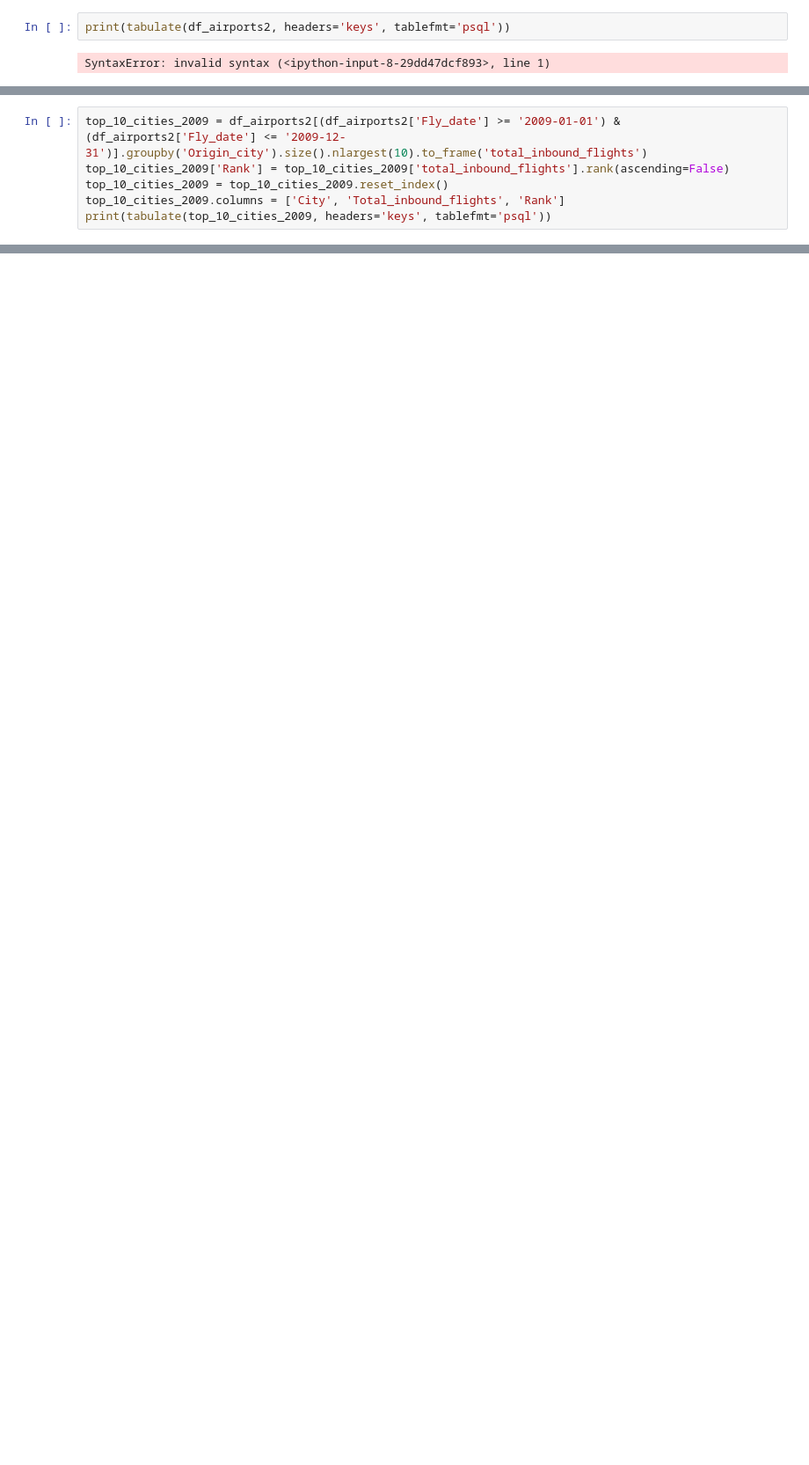
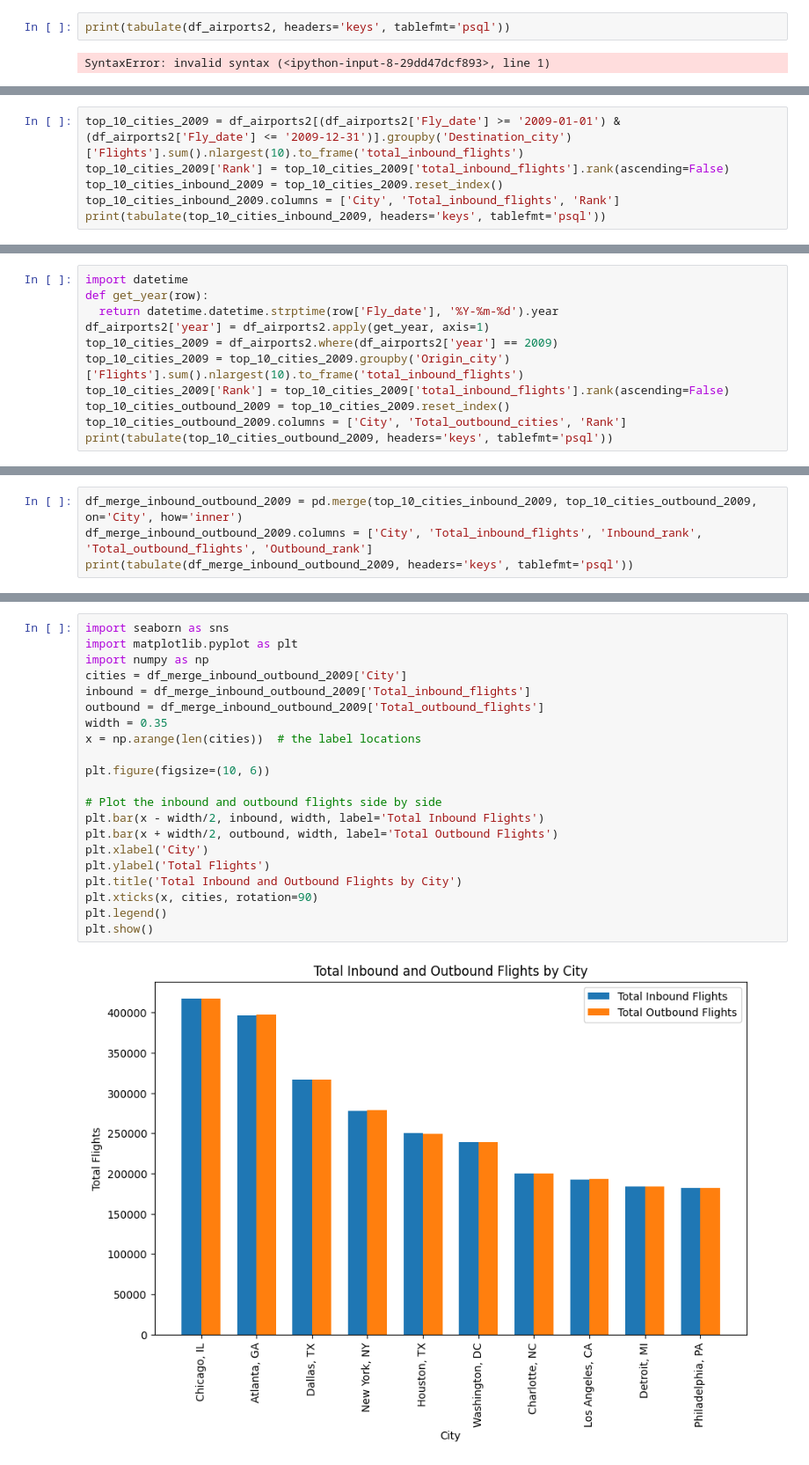
Before and after one commit to sivasamy1/data_analytics, a Jupyter notebook: airport_airlines_miniproject_4.ipynb, the cells around one changed output, grey strips where cells are left out. Shown: that part at 88% size. Drawn from its saved outputs; the diff is of its cells as text; blank space fills up the shorter version.

```diff
--- a/airport_airlines_miniproject_4.ipynb
+++ b/airport_airlines_miniproject_4.ipynb
@@ -182,11 +171,11 @@ SyntaxError: invalid syntax (<ipython-input-8-29dd47dcf893>, line 1)
 ### **Output:**
 ### **city,total_inbound_flights,rank**
 # %%
-top_10_cities_2009 = df_airports2[(df_airports2['Fly_date'] >= '2009-01-01') & (df_airports2['Fly_date'] <= '2009-12-31')].groupby('Origin_city').size().nlargest(10).to_frame('total_inbound_flights')
+top_10_cities_2009 = df_airports2[(df_airports2['Fly_date'] >= '2009-01-01') & (df_airports2['Fly_date'] <= '2009-12-31')].groupby('Destination_city')['Flights'].sum().nlargest(10).to_frame('total_inbound_flights')
 top_10_cities_2009['Rank'] = top_10_cities_2009['total_inbound_flights'].rank(ascending=False)
-top_10_cities_2009 = top_10_cities_2009.reset_index()
-top_10_cities_2009.columns = ['City', 'Total_inbound_flights', 'Rank']
-print(tabulate(top_10_cities_2009, headers='keys', tablefmt='psql'))
+top_10_cities_inbound_2009 = top_10_cities_2009.reset_index()
+top_10_cities_inbound_2009.columns = ['City', 'Total_inbound_flights', 'Rank']
+print(tabulate(top_10_cities_inbound_2009, headers='keys', tablefmt='psql'))
 # %% [output]
 +----+------------------+-------------------------+--------+
 |    | City             |   Total_inbound_flights |   Rank |
@@ -207,2 +196,13 @@ print(tabulate(top_10_cities_2009, headers='keys', tablefmt='psql'))
 ### **Output:**
 ### **city,total_inbound_flights,rank**
+# %%
+import datetime
+def get_year(row):
+  return datetime.datetime.strptime(row['Fly_date'], '%Y-%m-%d').year
+df_airports2['year'] = df_airports2.apply(get_year, axis=1)
+top_10_cities_2009 = df_airports2.where(df_airports2['year'] == 2009)
+top_10_cities_2009 = top_10_cities_2009.groupby('Origin_city')['Flights'].sum().nlargest(10).to_frame('total_inbound_flights')
+top_10_cities_2009['Rank'] = top_10_cities_2009['total_inbound_flights'].rank(ascending=False)
+top_10_cities_outbound_2009 = top_10_cities_2009.reset_index()
+top_10_cities_outbound_2009.columns = ['City', 'Total_outbound_cities', 'Rank']
+print(tabulate(top_10_cities_outbound_2009, headers='keys', tablefmt='psql'))
@@ -280,0 +309,4 @@ print(tabulate(top_10_cities_99to09, headers='keys', tablefmt='psql'))
+# %%
+df_merge_inbound_outbound_2009 = pd.merge(top_10_cities_inbound_2009, top_10_cities_outbound_2009, on='City', how='inner')
+df_merge_inbound_outbound_2009.columns = ['City', 'Total_inbound_flights', 'Inbound_rank', 'Total_outbound_flights', 'Outbound_rank']
+print(tabulate(df_merge_inbound_outbound_2009, headers='keys', tablefmt='psql'))
@@ -280,0 +334,23 @@ print(tabulate(top_10_cities_99to09, headers='keys', tablefmt='psql'))
+# %%
+import seaborn as sns
+import matplotlib.pyplot as plt
+import numpy as np
+cities = df_merge_inbound_outbound_2009['City']
+inbound = df_merge_inbound_outbound_2009['Total_inbound_flights']
+outbound = df_merge_inbound_outbound_2009['Total_outbound_flights']
+width = 0.35
+x = np.arange(len(cities))  # the label locations
+
+plt.figure(figsize=(10, 6))
+
+# Plot the inbound and outbound flights side by side
+plt.bar(x - width/2, inbound, width, label='Total Inbound Flights')
+plt.bar(x + width/2, outbound, width, label='Total Outbound Flights')
+plt.xlabel('City')
+plt.ylabel('Total Flights')
+plt.title('Total Inbound and Outbound Flights by City')
+plt.xticks(x, cities, rotation=90)
+plt.legend()
+plt.show()
+# %% [output]
+[figure, added]
```
Also changed, not shown: parts of 21 cells of this notebook.
